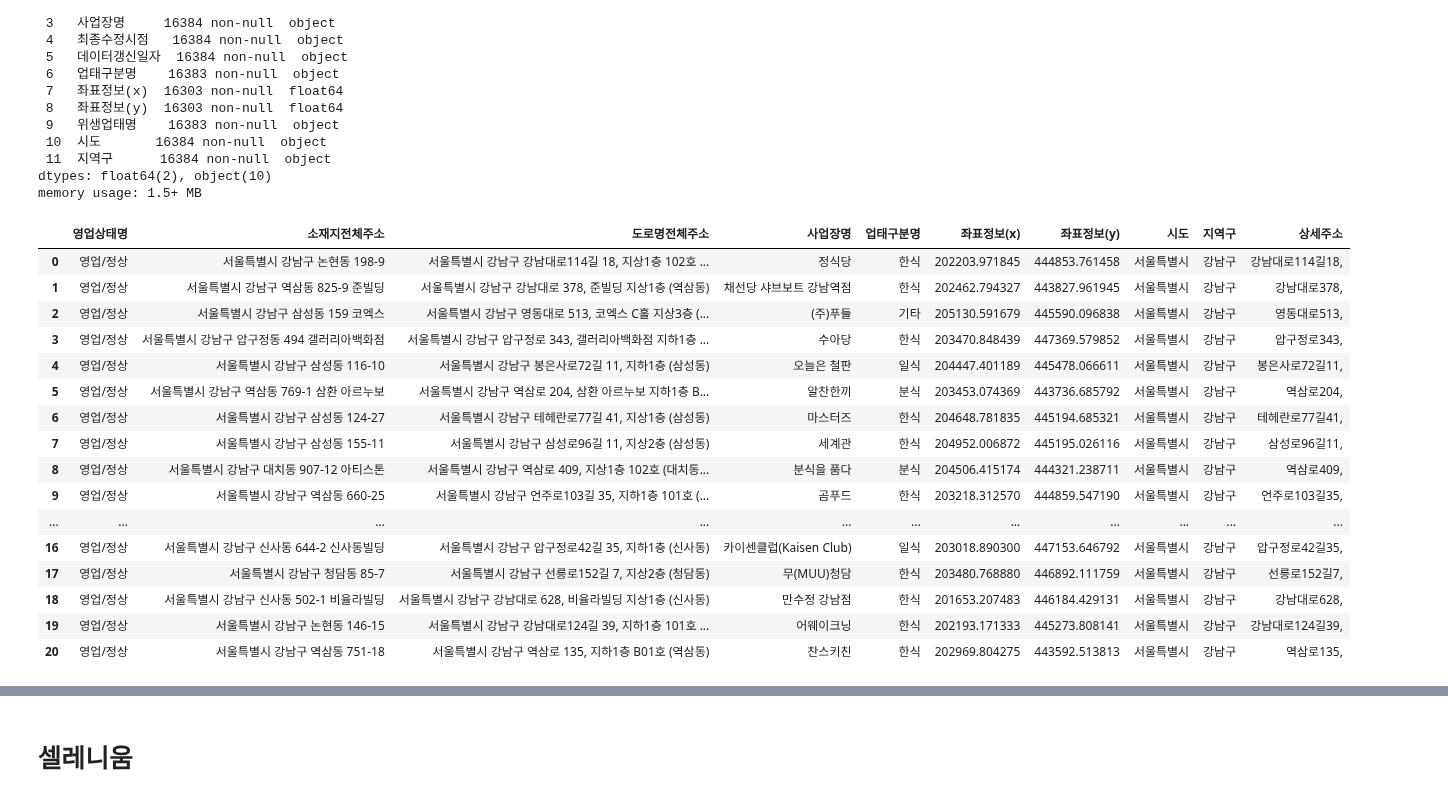
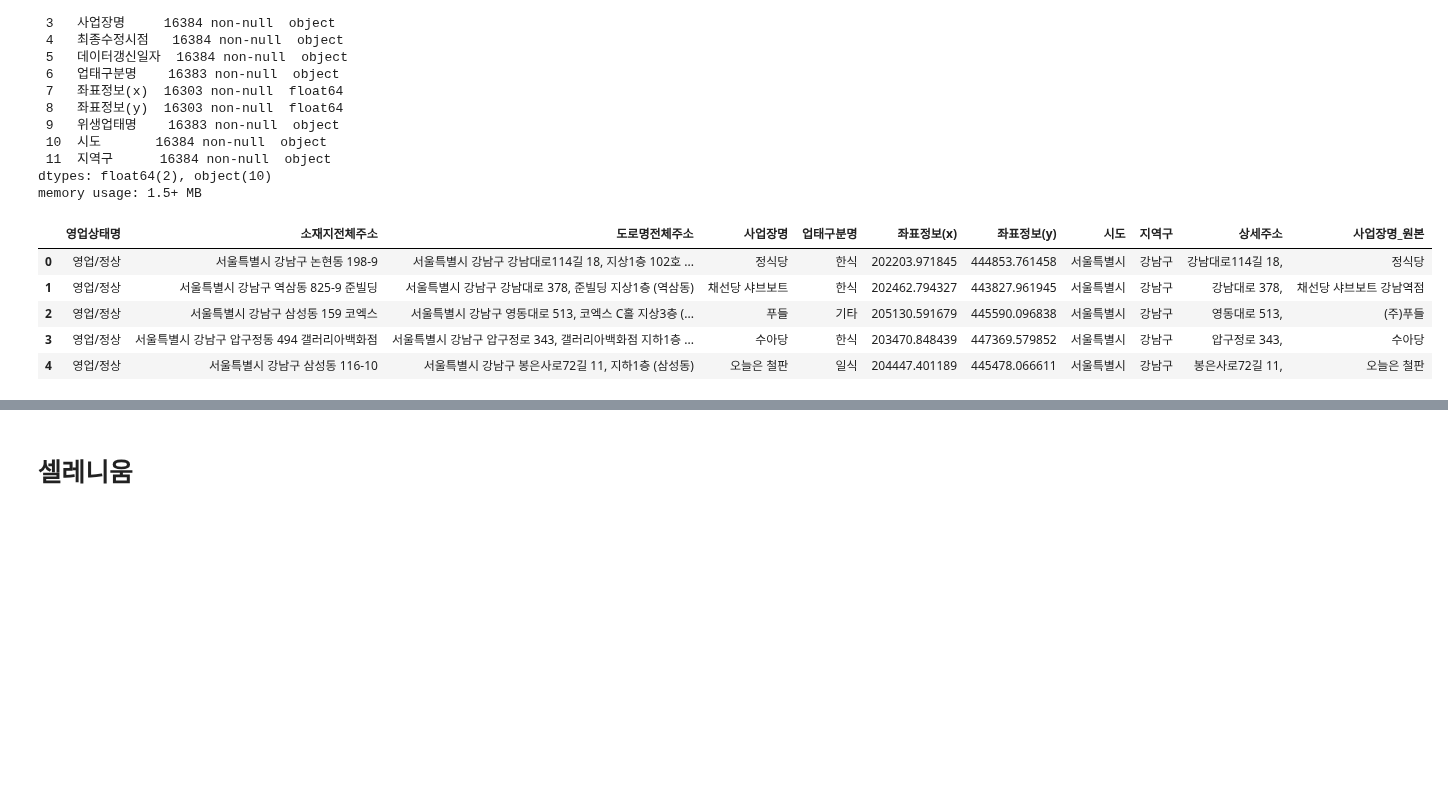
Before and after one commit to Lunch-Lab/data, a Jupyter notebook: naver_매장존재확인_크롤링.ipynb, the cells around one changed output, grey strips where cells are left out. Drawn from its saved outputs; the diff is of its cells as text; code cells hidden in the pictures; blank space fills up the shorter version.

```diff
--- a/naver_매장존재확인_크롤링.ipynb
+++ b/naver_매장존재확인_크롤링.ipynb
@@ -116,36 +98,60 @@ memory usage: 1.5+ MB
 # %%
 # 업태구분명 확인
 unique_values = df['업태구분명'].unique()
 unique_values
 
 # 필요없는 카테고리(카페, 술, 출장요리 등등) 제거
 제외 = ['전통찻집','호프/통닭','뷔페식','출장조리','정종/대포집/소주방','이동조리', '감성주점','까페','라이브카페','키즈카페','커피숍','편의점', '일반조리판매','아이스크림', '떡카페', '철도역구내', '푸드트럭', '과자점', '다방', '관광호텔']
 for i in 제외 :
     df = df.drop(df[df['업태구분명'] == i].index)
 
 # 필요없는 칼럼 제거
 df.drop(['최종수정시점','데이터갱신일자','위생업태명'],axis=1,inplace=True)
 
-# 도로명 주소만 추출
-df['상세주소'] = df['도로명전체주소'].apply(lambda x: x.split(' ',4)[2] if pd.notna(x) else None) + df['도로명전체주소'].apply(lambda x: x.split(' ',4)[3] if pd.notna(x) else None)
+
+# 주소 추출 (도로명이 없는 경우 소재지 주소) 및 상세주소 열 추가
+df['상세주소'] = df.apply(lambda row: ' '.join(row['도로명전체주소'].split(' ')[2:4]) if pd.notna(row['도로명전체주소']) else ' '.join(row['소재지전체주소'].split(' ')[2:4]), axis=1)
+
+# 매장명 전처리
+df['사업장명_원본'] = df['사업장명']
+df['사업장명'] = df['사업장명'].str.replace('(주)', '') # (주) 삭제
+
+## 그냥 식당이름이면 식당이름 , 식당이름 () + ~역점이면 식당이름 + ~역점, 식당이름 () 면 식당이름만 나오게
+def remove_parentheses_from_column(df, column_name):
+    def remove_parentheses(input_string):
+        start_index = input_string.find('(')
+        end_index = input_string.find(')')
+
+        if start_index != -1 and end_index != -1:  # '('와 ')'가 모두 존재하는 경우
+            return input_string[:start_index] + input_string[end_index+1:]
+        else:
+            return input_string
+
+    df[column_name] = df[column_name].apply(remove_parentheses)
+    return df
+
+# ~점으로 끝나는 매장명 ~점 부분 삭제하는 함수
+def remove_last_word(input_str):
+    words = input_str.split()
+    if len(words) > 1 and words[-1].endswith('점'):
+        return ' '.join(words[:-1])
+    else:
+        return input_str
+
+
+remove_parentheses_from_column(df,'사업장명')
+df['사업장명'] = df['사업장명'].apply(remove_last_word)
+
+# 첫번째 단어만 검색 ex. '언주로 34,서브웨이 도곡본점' -> '언주로 34,서브웨이')
+# df['사업장명'] = df['사업장명'].apply(lambda x: ' '.join(x.split(' ', 2)[:2]))
+
+
 df.reset_index(inplace=True, drop=True)
-
-df.head(21)
+df.head()
 # %% [output]
-|  | 영업상태명 | 소재지전체주소 | 도로명전체주소 | 사업장명 | 업태구분명 | 좌표정보(x) | 좌표정보(y) | 시도 | 지역구 | 상세주소 |
-| 0 | 영업/정상 | 서울특별시 강남구 논현동 198-9 | 서울특별시 강남구 강남대로114길 18, 지상1층 102호 ... | 정식당 | 한식 | 202203.971845 | 444853.761458 | 서울특별시 | 강남구 | 강남대로114길18, |
-| 1 | 영업/정상 | 서울특별시 강남구 역삼동 825-9 준빌딩 | 서울특별시 강남구 강남대로 378, 준빌딩 지상1층 (역삼동) | 채선당 샤브보트 강남역점 | 한식 | 202462.794327 | 443827.961945 | 서울특별시 | 강남구 | 강남대로378, |
-| 2 | 영업/정상 | 서울특별시 강남구 삼성동 159 코엑스 | 서울특별시 강남구 영동대로 513, 코엑스 C홀 지상3층 (... | (주)푸들 | 기타 | 205130.591679 | 445590.096838 | 서울특별시 | 강남구 | 영동대로513, |
-| 3 | 영업/정상 | 서울특별시 강남구 압구정동 494 갤러리아백화점 | 서울특별시 강남구 압구정로 343, 갤러리아백화점 지하1층 ... | 수아당 | 한식 | 203470.848439 | 447369.579852 | 서울특별시 | 강남구 | 압구정로343, |
-| 4 | 영업/정상 | 서울특별시 강남구 삼성동 116-10 | 서울특별시 강남구 봉은사로72길 11, 지하1층 (삼성동) | 오늘은 철판 | 일식 | 204447.401189 | 445478.066611 | 서울특별시 | 강남구 | 봉은사로72길11, |
-| 5 | 영업/정상 | 서울특별시 강남구 역삼동 769-1 삼환 아르누보 | 서울특별시 강남구 역삼로 204, 삼환 아르누보 지하1층 B... | 알찬한끼 | 분식 | 203453.074369 | 443736.685792 | 서울특별시 | 강남구 | 역삼로204, |
-| 6 | 영업/정상 | 서울특별시 강남구 삼성동 124-27 | 서울특별시 강남구 테헤란로77길 41, 지상1층 (삼성동) | 마스터즈 | 한식 | 204648.781835 | 445194.685321 | 서울특별시 | 강남구 | 테헤란로77길41, |
-| 7 | 영업/정상 | 서울특별시 강남구 삼성동 155-11 | 서울특별시 강남구 삼성로96길 11, 지상2층 (삼성동) | 세계관 | 한식 | 204952.006872 | 445195.026116 | 서울특별시 | 강남구 | 삼성로96길11, |
-| 8 | 영업/정상 | 서울특별시 강남구 대치동 907-12 아티스톤 | 서울특별시 강남구 역삼로 409, 지상1층 102호 (대치동... | 분식을 품다 | 분식 | 204506.415174 | 444321.238711 | 서울특별시 | 강남구 | 역삼로409, |
-| 9 | 영업/정상 | 서울특별시 강남구 역삼동 660-25 | 서울특별시 강남구 언주로103길 35, 지하1층 101호 (... | 곰푸드 | 한식 | 203218.312570 | 444859.547190 | 서울특별시 | 강남구 | 언주로103길35, |
-| ... | ... | ... | ... | ... | ... | ... | ... | ... | ... | ... |
-| 16 | 영업/정상 | 서울특별시 강남구 신사동 644-2 신사동빌딩 | 서울특별시 강남구 압구정로42길 35, 지하1층 (신사동) | 카이센클럽(Kaisen Club) | 일식 | 203018.890300 | 447153.646792 | 서울특별시 | 강남구 | 압구정로42길35, |
-| 17 | 영업/정상 | 서울특별시 강남구 청담동 85-7 | 서울특별시 강남구 선릉로152길 7, 지상2층 (청담동) | 무(MUU)청담 | 한식 | 203480.768880 | 446892.111759 | 서울특별시 | 강남구 | 선릉로152길7, |
-| 18 | 영업/정상 | 서울특별시 강남구 신사동 502-1 비율라빌딩 | 서울특별시 강남구 강남대로 628, 비율라빌딩 지상1층 (신사동) | 만수정 강남점 | 한식 | 201653.207483 | 446184.429131 | 서울특별시 | 강남구 | 강남대로628, |
-| 19 | 영업/정상 | 서울특별시 강남구 논현동 146-15 | 서울특별시 강남구 강남대로124길 39, 지하1층 101호 ... | 어웨이크닝 | 한식 | 202193.171333 | 445273.808141 | 서울특별시 | 강남구 | 강남대로124길39, |
-| 20 | 영업/정상 | 서울특별시 강남구 역삼동 751-18 | 서울특별시 강남구 역삼로 135, 지하1층 B01호 (역삼동) | 찬스키친 | 한식 | 202969.804275 | 443592.513813 | 서울특별시 | 강남구 | 역삼로135, |
+|  | 영업상태명 | 소재지전체주소 | 도로명전체주소 | 사업장명 | 업태구분명 | 좌표정보(x) | 좌표정보(y) | 시도 | 지역구 | 상세주소 | 사업장명_원본 |
+| 0 | 영업/정상 | 서울특별시 강남구 논현동 198-9 | 서울특별시 강남구 강남대로114길 18, 지상1층 102호 ... | 정식당 | 한식 | 202203.971845 | 444853.761458 | 서울특별시 | 강남구 | 강남대로114길 18, | 정식당 |
+| 1 | 영업/정상 | 서울특별시 강남구 역삼동 825-9 준빌딩 | 서울특별시 강남구 강남대로 378, 준빌딩 지상1층 (역삼동) | 채선당 샤브보트 | 한식 | 202462.794327 | 443827.961945 | 서울특별시 | 강남구 | 강남대로 378, | 채선당 샤브보트 강남역점 |
+| 2 | 영업/정상 | 서울특별시 강남구 삼성동 159 코엑스 | 서울특별시 강남구 영동대로 513, 코엑스 C홀 지상3층 (... | 푸들 | 기타 | 205130.591679 | 445590.096838 | 서울특별시 | 강남구 | 영동대로 513, | (주)푸들 |
+| 3 | 영업/정상 | 서울특별시 강남구 압구정동 494 갤러리아백화점 | 서울특별시 강남구 압구정로 343, 갤러리아백화점 지하1층 ... | 수아당 | 한식 | 203470.848439 | 447369.579852 | 서울특별시 | 강남구 | 압구정로 343, | 수아당 |
+| 4 | 영업/정상 | 서울특별시 강남구 삼성동 116-10 | 서울특별시 강남구 봉은사로72길 11, 지하1층 (삼성동) | 오늘은 철판 | 일식 | 204447.401189 | 445478.066611 | 서울특별시 | 강남구 | 봉은사로72길 11, | 오늘은 철판 |
```
Also changed, not shown: parts of 19 cells of this notebook.
